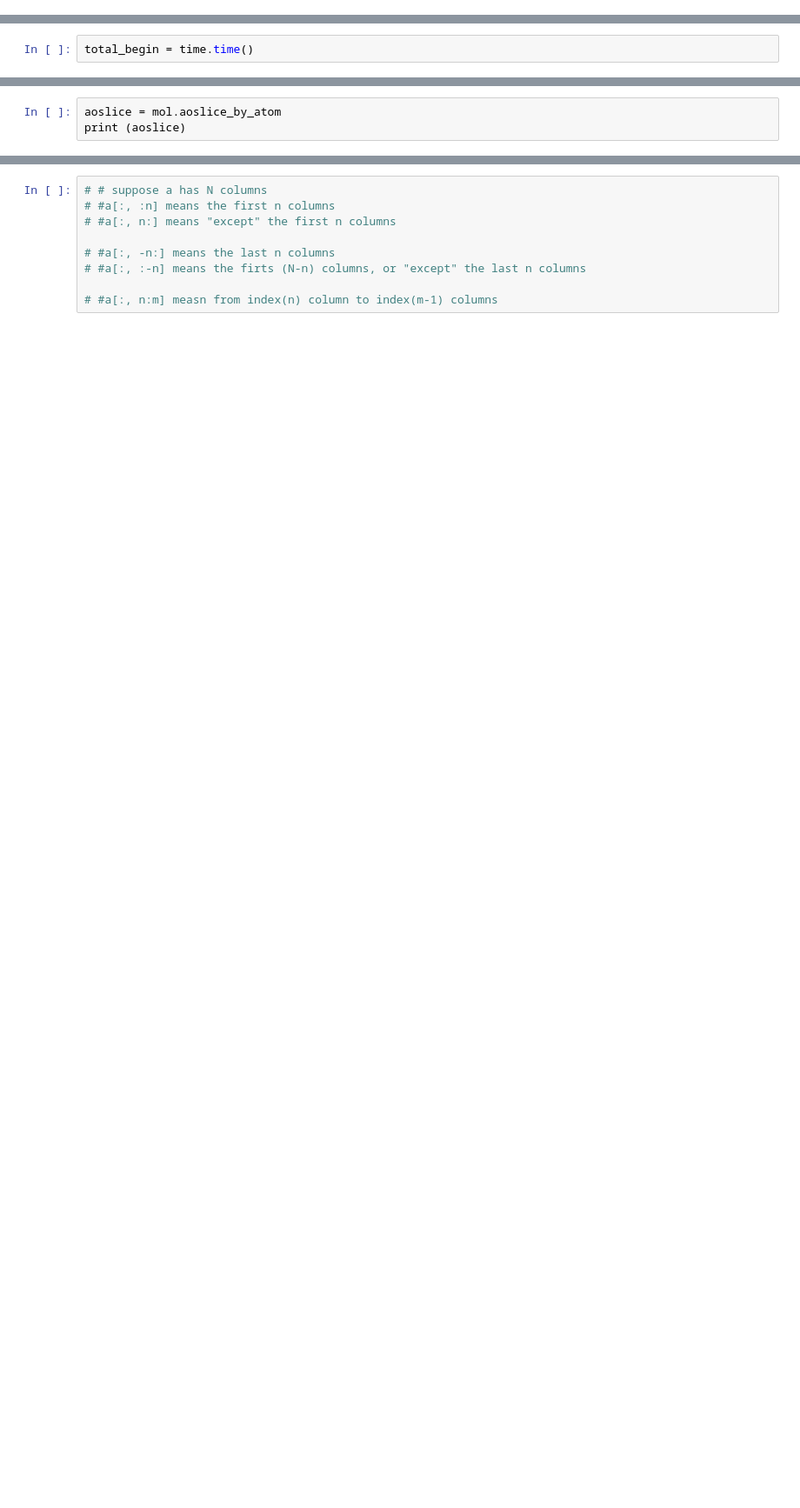
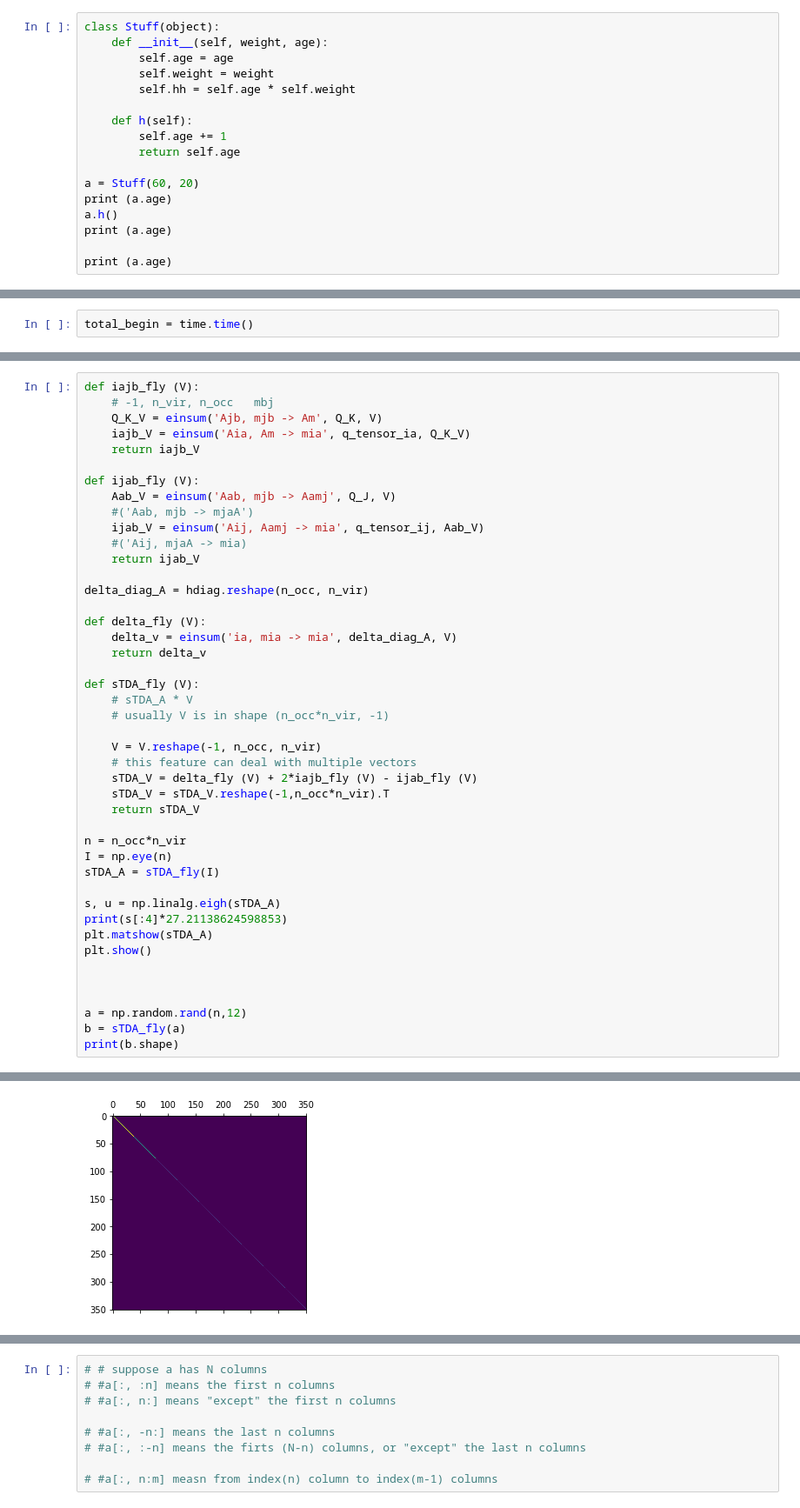
Before and after one commit to John-zzh/ris-precond-Davidson, a Jupyter notebook: test_sTDA.ipynb, the cells around one changed output, grey strips where cells are left out. Shown at 87% size. Cells and saved outputs as stored; diff of their text form; blank space fills up the shorter version.

```diff
--- a/test_sTDA.ipynb
+++ b/test_sTDA.ipynb
@@ -236,0 +224,17 @@ converged SCF energy = -114.950987102225
+# %%
+class Stuff(object):
+    def __init__(self, weight, age):
+        self.age = age
+        self.weight = weight
+        self.hh = self.age * self.weight
+
+    def h(self):
+        self.age += 1
+        return self.age
+
+a = Stuff(60, 20)
+print (a.age)
+a.h()
+print (a.age)
+
+print (a.age)
@@ -391,3 +330,0 @@ print (np.linalg.norm(new_Q - q_tensors))
-# %%
-aoslice = mol.aoslice_by_atom
-print (aoslice)
@@ -393,0 +370,45 @@ print (aoslice)
+# %%
+def iajb_fly (V):
+    # -1, n_vir, n_occ   mbj
+    Q_K_V = einsum('Ajb, mjb -> Am', Q_K, V)
+    iajb_V = einsum('Aia, Am -> mia', q_tensor_ia, Q_K_V)
+    return iajb_V
+
+def ijab_fly (V):
+    Aab_V = einsum('Aab, mjb -> Aamj', Q_J, V)
+    #('Aab, mjb -> mjaA')
+    ijab_V = einsum('Aij, Aamj -> mia', q_tensor_ij, Aab_V)
+    #('Aij, mjaA -> mia)
+    return ijab_V
+
+delta_diag_A = hdiag.reshape(n_occ, n_vir)
+
+def delta_fly (V):
+    delta_v = einsum('ia, mia -> mia', delta_diag_A, V)
+    return delta_v
+
+def sTDA_fly (V):
+    # sTDA_A * V
+    # usually V is in shape (n_occ*n_vir, -1)
+
+    V = V.reshape(-1, n_occ, n_vir)
+    # this feature can deal with multiple vectors
+    sTDA_V = delta_fly (V) + 2*iajb_fly (V) - ijab_fly (V)
+    sTDA_V = sTDA_V.reshape(-1,n_occ*n_vir).T
+    return sTDA_V
+
+n = n_occ*n_vir
+I = np.eye(n)
+sTDA_A = sTDA_fly(I)
+
+s, u = np.linalg.eigh(sTDA_A)
+print(s[:4]*27.21138624598853)
+plt.matshow(sTDA_A)
+plt.show()
+
+
+
+a = np.random.rand(n,12)
+b = sTDA_fly(a)
+print(b.shape)
+# %% [output]
@@ -393,0 +416 @@ print (aoslice)
+[figure, added]
```
Also changed, not shown: parts of 28 cells of this notebook, 5 other files.
